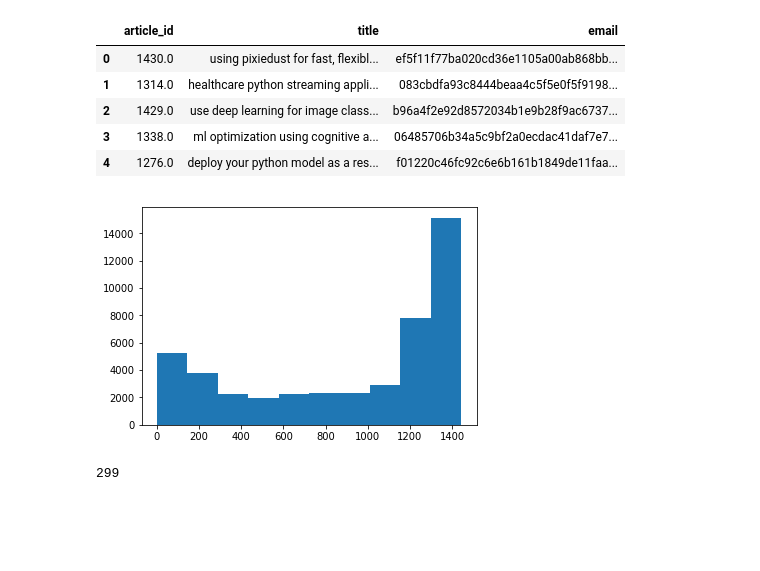
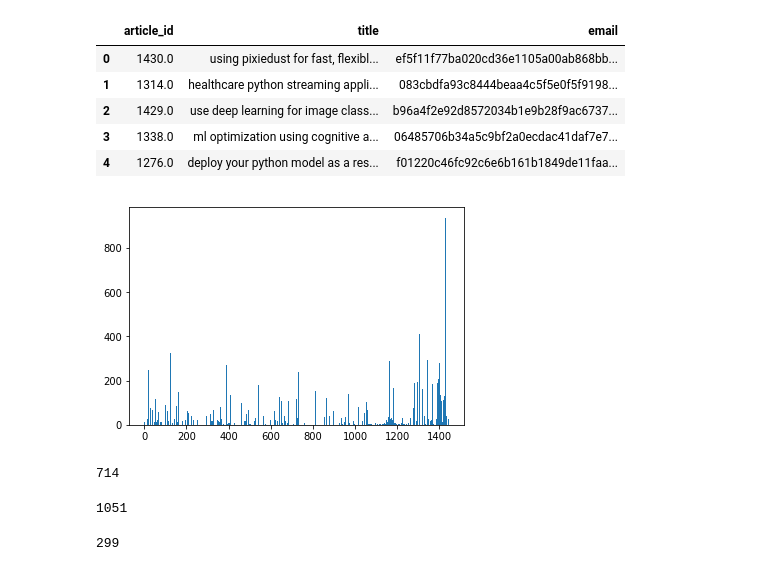
Before and after one commit to ania4data/IBM_recommendation_system, a Jupyter notebook: Recommendations_with_IBM.ipynb, the cells around one changed output. Cells and saved outputs as stored; diff of their text form; code cells hidden in the pictures; blank space fills up the shorter version.

```diff
--- a/Recommendations_with_IBM.ipynb
+++ b/Recommendations_with_IBM.ipynb
@@ -43,9 +43,17 @@ df.head()
 | 3 | 1338.0 | ml optimization using cognitive a... | 06485706b34a5c9bf2a0ecdac41daf7e7... |
 | 4 | 1276.0 | deploy your python model as a res... | f01220c46fc92c6e6b161b1849de11faa... |
 # %%
-plt.hist(df.article_id);
+plt.hist(df.article_id,bins=1400);
 # %% [output]
-[figure, old version]
+[figure, new version]
+# %%
+df.article_id.nunique()
+# %% [output]
+714
+# %%
+df_content.article_id.nunique()
+# %% [output]
+1051
 # %%
 df.article_id = df.article_id.astype('int64')
 # %%
```
Also changed, not shown: parts of 55 cells of this notebook.
